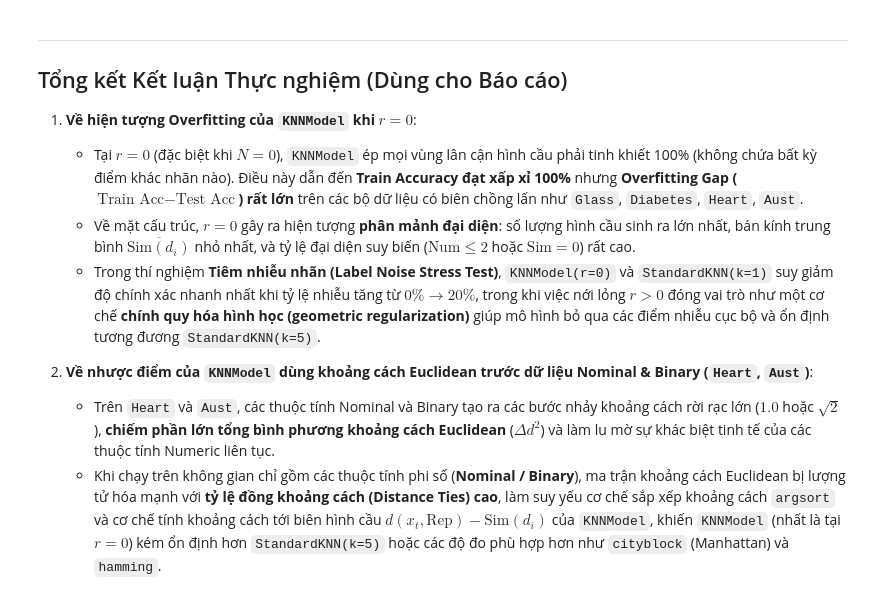
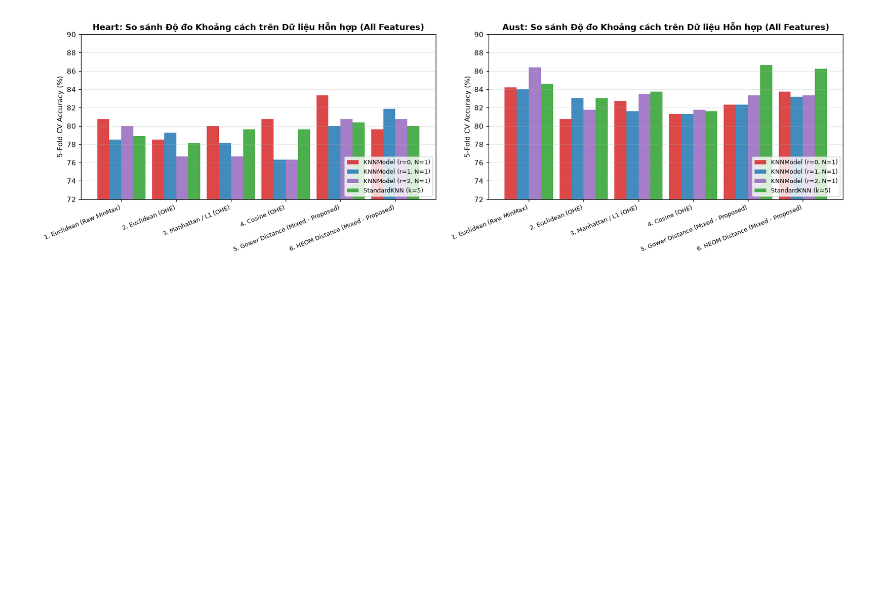
Before and after one commit to Quanbro07/ML-Project, a Jupyter notebook: Source/experiment/error_tolerance_r/exp_r0_and_datatype.ipynb, the cells around one changed output. Drawn from its saved outputs; the diff is of its cells as text; code cells hidden in the pictures; blank space fills up the shorter version.

```diff
--- a/Source/experiment/error_tolerance_r/exp_r0_and_datatype.ipynb
+++ b/Source/experiment/error_tolerance_r/exp_r0_and_datatype.ipynb
@@ -595,7 +874,6 @@ def make_subset_preprocessor(cols_numeric=(), cols_nominal_ohe=()):
 datatype_rows = []
 
 for ds in ("heart", "aust"):
-    X, y = load_dataset(ds)
     sc = DATASET_SCHEMA[ds]
     num_cols = sc["numeric"]
     bin_cols = sc["binary"]
@@ -631,8 +909,8 @@ for ds in ("heart", "aust"):
             "StandardKNN(k=1) Acc%": knn1,
             "StandardKNN(k=3) Acc%": knn3,
             "StandardKNN(k=5) Acc%": knn5,
-            "Diff (KNNModel r=0,N=1 vs k=5)": m_r0_n1["test_acc"] - knn5,
-            "Diff (KNNModel r=1,N=1 vs Best kNN)": m_r1_n1["test_acc"] - best_std_knn,
+            "Diff (r=0,N=1 vs k=5)": m_r0_n1["test_acc"] - knn5,
+            "Diff (r=1,N=1 vs Best kNN)": m_r1_n1["test_acc"] - best_std_knn,
             "KNNModel(r=1) Avg Sim": m_r1_n1["avg_sim"],
             "KNNModel(r=1) RR%": m_r1_n1["rr_mean"],
         })
@@ -659,7 +960,7 @@ for idx, ds in enumerate(["Heart", "Aust"]):
     ax.set_xticks(x)
     ax.set_xticklabels(sub["Feature Group"], rotation=28, ha="right", fontsize=8.5)
     ax.set_ylabel("5-Fold CV Accuracy (%)")
-    ax.set_ylim(50, 92)
+    ax.set_ylim(48, 92)
     ax.grid(axis="y", alpha=0.3)
     ax.legend(fontsize=9)
 
@@ -722,12 +1224,26 @@ display(
-# %% [markdown]
----
-## Tổng kết Kết luận Thực nghiệm (Dùng cho Báo cáo)
-
-1. **Về hiện tượng Overfitting của `KNNModel` khi $r = 0$**:
-   - Tại $r = 0$ (đặc biệt khi $N = 0$), `KNNModel` ép mọi vùng lân cận hình cầu phải tinh khiết 100% (không chứa bất kỳ điểm khác nhãn nào). Điều này dẫn đến **Train Accuracy đạt xấp xỉ 100%** nhưng **Overfitting Gap ($\text{Train Acc} - \text{Test Acc}$) rất lớn** trên các bộ dữ liệu có biên chồng lấn như `Glass`, `Diabetes`, `Heart`, `Aust`.
-   - Về mặt cấu trúc, $r = 0$ gây ra hiện tượng **phân mảnh đại diện**: số lượng hình cầu sinh ra lớn nhất, bán kính trung bình $\overline{\text{Sim}(d_i)}$ nhỏ nhất, và tỷ lệ đại diện suy biến ($\text{Num} \le 2$ hoặc $\text{Sim} = 0$) rất cao.
-   - Trong thí nghiệm **Tiêm nhiễu nhãn (Label Noise Stress Test)**, `KNNModel(r=0)` và `StandardKNN(k=1)` suy giảm độ chính xác nhanh nhất khi tỷ lệ nhiễu tăng từ $0\% \to 20\%$, trong khi việc nới lỏng $r > 0$ đóng vai trò như một cơ chế **chính quy hóa hình học (geometric regularization)** giúp mô hình bỏ qua các điểm nhiễu cục bộ và ổn định tương đương `StandardKNN(k=5)`.
-
-2. **Về nhược điểm của `KNNModel` dùng khoảng cách Euclidean trước dữ liệu Nominal & Binary (`Heart`, `Aust`)**:
-   - Trên `Heart` và `Aust`, các thuộc tính Nominal và Binary tạo ra các bước nhảy khoảng cách rời rạc lớn ($1.0$ hoặc $\sqrt{2}$), **chiếm phần lớn tổng bình phương khoảng cách Euclidean** ($\Delta d^2$) và làm lu mờ sự khác biệt tinh tế của các thuộc tính Numeric liên tục.
-   - Khi chạy trên không gian chỉ gồm các thuộc tính phi số (**Nominal / Binary**), ma trận khoảng cách Euclidean bị lượng tử hóa mạnh với **tỷ lệ đồng khoảng cách (Distance Ties) cao**, làm suy yếu cơ chế sắp xếp khoảng cách `argsort` và cơ chế tính khoảng cách tới biên hình cầu $d(x_t, \text{Rep}) - \text{Sim}(d_i)$ của `KNNModel`, khiến `KNNModel` (nhất là tại $r=0$) kém ổn định hơn `StandardKNN(k=5)` hoặc các độ đo phù hợp hơn như `cityblock` (Manhattan) và `hamming`.
+# %%
+# Biểu đồ trực quan so sánh các độ đo trên không gian hỗn hợp (Heart & Aust)
+fig, axes = plt.subplots(1, 2, figsize=(16, 4.8), sharey=False)
+
+for ax, ds in zip(axes, ["Heart", "Aust"]):
+    sub = df_mixed_metrics[df_mixed_metrics["Dataset"] == ds]
+    x = np.arange(len(sub))
+    w = 0.22
+
+    ax.bar(x - 1.5 * w, sub["KNNModel(r=0,N=1) Acc%"], w, label="KNNModel (r=0, N=1)", color="#d62728", alpha=0.85)
+    ax.bar(x - 0.5 * w, sub["KNNModel(r=1,N=1) Acc%"], w, label="KNNModel (r=1, N=1)", color="#1f77b4", alpha=0.85)
+    ax.bar(x + 0.5 * w, sub["KNNModel(r=2,N=1) Acc%"], w, label="KNNModel (r=2, N=1)", color="#9467bd", alpha=0.85)
+    ax.bar(x + 1.5 * w, sub["StandardKNN(k=5) Acc%"], w, label="StandardKNN (k=5)", color="#2ca02c", alpha=0.85)
+
+    ax.set_title(f"{ds}: So sánh Độ đo Khoảng cách trên Dữ liệu Hỗn hợp (All Features)", fontweight="bold")
+    ax.set_xticks(x)
+    ax.set_xticklabels(sub["Distance Setup"], rotation=22, ha="right", fontsize=8.5)
+    ax.set_ylabel("5-Fold CV Accuracy (%)")
+    ax.set_ylim(72, 90)
+    ax.grid(axis="y", alpha=0.3)
+    ax.legend(fontsize=8.2, loc="lower right")
+
+plt.tight_layout()
+plt.show()
+# %% [output]
+[figure, added]
```
Also changed, not shown: parts of 18 cells of this notebook, 8 other files.
